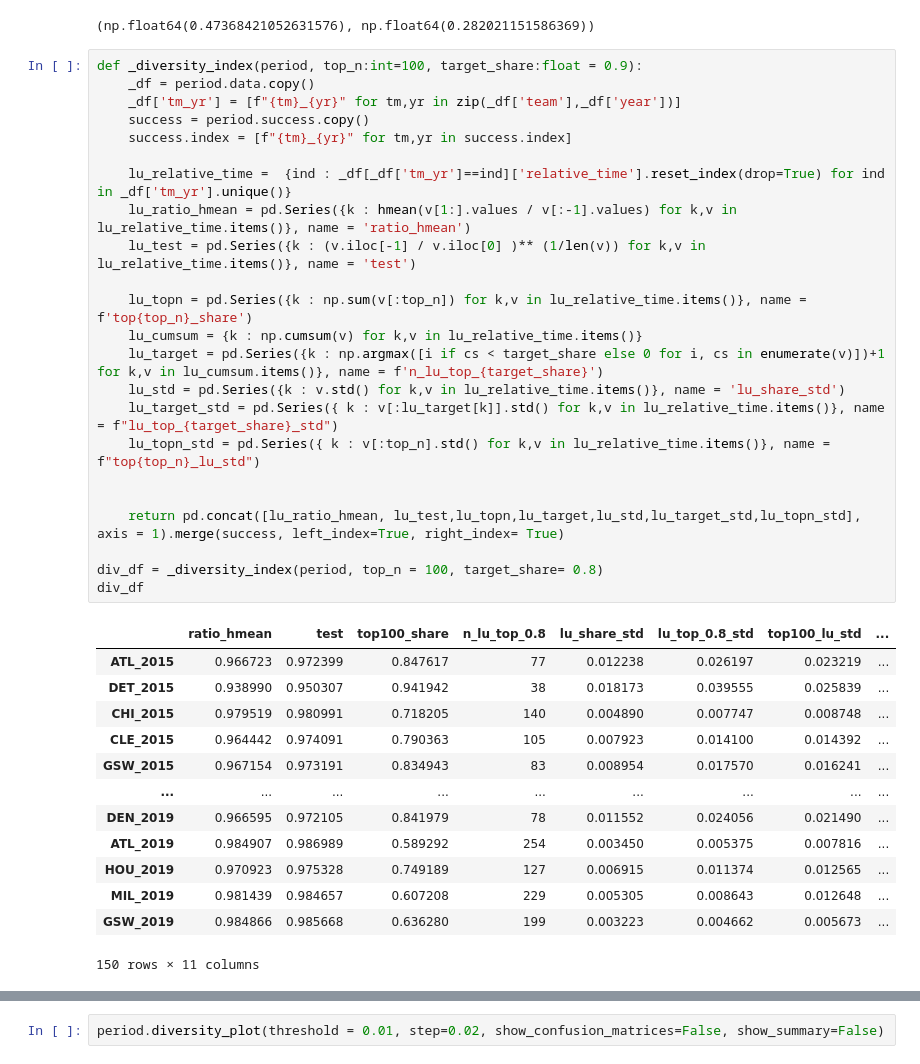
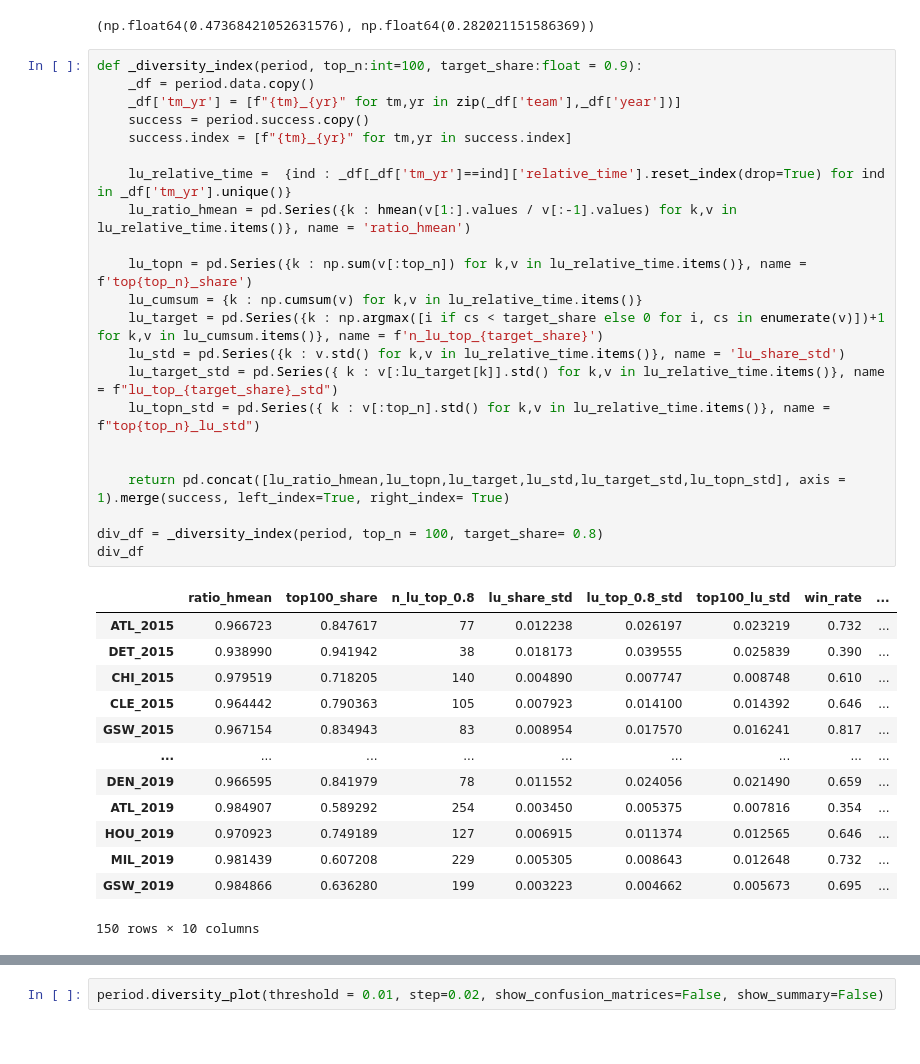
Before and after one commit to arnaud-odet/Roster_Building, a Jupyter notebook: notebooks/pbp.ipynb, the cells around one changed output, grey strips where cells are left out. Drawn from its saved outputs; the diff is of its cells as text.

```diff
--- a/notebooks/pbp.ipynb
+++ b/notebooks/pbp.ipynb
@@ -318,40 +320,39 @@ hmean(a[1:] / a[:-1]), hmean(b[1:] / b[:-1])
 # %%
 def _diversity_index(period, top_n:int=100, target_share:float = 0.9):
     _df = period.data.copy()
     _df['tm_yr'] = [f"{tm}_{yr}" for tm,yr in zip(_df['team'],_df['year'])]
     success = period.success.copy()
     success.index = [f"{tm}_{yr}" for tm,yr in success.index]
 
     lu_relative_time =  {ind : _df[_df['tm_yr']==ind]['relative_time'].reset_index(drop=True) for ind in _df['tm_yr'].unique()}
     lu_ratio_hmean = pd.Series({k : hmean(v[1:].values / v[:-1].values) for k,v in lu_relative_time.items()}, name = 'ratio_hmean')
-    lu_test = pd.Series({k : (v.iloc[-1] / v.iloc[0] )** (1/len(v)) for k,v in lu_relative_time.items()}, name = 'test')
 
     lu_topn = pd.Series({k : np.sum(v[:top_n]) for k,v in lu_relative_time.items()}, name = f'top{top_n}_share')
     lu_cumsum = {k : np.cumsum(v) for k,v in lu_relative_time.items()}
     lu_target = pd.Series({k : np.argmax([i if cs < target_share else 0 for i, cs in enumerate(v)])+1 for k,v in lu_cumsum.items()}, name = f'n_lu_top_{target_share}')
     lu_std = pd.Series({k : v.std() for k,v in lu_relative_time.items()}, name = 'lu_share_std')
     lu_target_std = pd.Series({ k : v[:lu_target[k]].std() for k,v in lu_relative_time.items()}, name = f"lu_top_{target_share}_std")
     lu_topn_std = pd.Series({ k : v[:top_n].std() for k,v in lu_relative_time.items()}, name = f"top{top_n}_lu_std")
 
 
-    return pd.concat([lu_ratio_hmean, lu_test,lu_topn,lu_target,lu_std,lu_target_std,lu_topn_std], axis = 1).merge(success, left_index=True, right_index= True)
+    return pd.concat([lu_ratio_hmean,lu_topn,lu_target,lu_std,lu_target_std,lu_topn_std], axis = 1).merge(success, left_index=True, right_index= True)
 
 div_df = _diversity_index(period, top_n = 100, target_share= 0.8)
 div_df
 # %% [output]
-|  | ratio_hmean | test | top100_share | n_lu_top_0.8 | lu_share_std | lu_top_0.8_std | top100_lu_std | ... |
-| ATL_2015 | 0.966723 | 0.972399 | 0.847617 | 77 | 0.012238 | 0.026197 | 0.023219 | ... |
-| DET_2015 | 0.938990 | 0.950307 | 0.941942 | 38 | 0.018173 | 0.039555 | 0.025839 | ... |
-| CHI_2015 | 0.979519 | 0.980991 | 0.718205 | 140 | 0.004890 | 0.007747 | 0.008748 | ... |
-| CLE_2015 | 0.964442 | 0.974091 | 0.790363 | 105 | 0.007923 | 0.014100 | 0.014392 | ... |
-| GSW_2015 | 0.967154 | 0.973191 | 0.834943 | 83 | 0.008954 | 0.017570 | 0.016241 | ... |
+|  | ratio_hmean | top100_share | n_lu_top_0.8 | lu_share_std | lu_top_0.8_std | top100_lu_std | win_rate | ... |
+| ATL_2015 | 0.966723 | 0.847617 | 77 | 0.012238 | 0.026197 | 0.023219 | 0.732 | ... |
+| DET_2015 | 0.938990 | 0.941942 | 38 | 0.018173 | 0.039555 | 0.025839 | 0.390 | ... |
+| CHI_2015 | 0.979519 | 0.718205 | 140 | 0.004890 | 0.007747 | 0.008748 | 0.610 | ... |
+| CLE_2015 | 0.964442 | 0.790363 | 105 | 0.007923 | 0.014100 | 0.014392 | 0.646 | ... |
+| GSW_2015 | 0.967154 | 0.834943 | 83 | 0.008954 | 0.017570 | 0.016241 | 0.817 | ... |
 | ... | ... | ... | ... | ... | ... | ... | ... | ... |
-| DEN_2019 | 0.966595 | 0.972105 | 0.841979 | 78 | 0.011552 | 0.024056 | 0.021490 | ... |
-| ATL_2019 | 0.984907 | 0.986989 | 0.589292 | 254 | 0.003450 | 0.005375 | 0.007816 | ... |
-| HOU_2019 | 0.970923 | 0.975328 | 0.749189 | 127 | 0.006915 | 0.011374 | 0.012565 | ... |
-| MIL_2019 | 0.981439 | 0.984657 | 0.607208 | 229 | 0.005305 | 0.008643 | 0.012648 | ... |
-| GSW_2019 | 0.984866 | 0.985668 | 0.636280 | 199 | 0.003223 | 0.004662 | 0.005673 | ... |
+| DEN_2019 | 0.966595 | 0.841979 | 78 | 0.011552 | 0.024056 | 0.021490 | 0.659 | ... |
+| ATL_2019 | 0.984907 | 0.589292 | 254 | 0.003450 | 0.005375 | 0.007816 | 0.354 | ... |
+| HOU_2019 | 0.970923 | 0.749189 | 127 | 0.006915 | 0.011374 | 0.012565 | 0.646 | ... |
+| MIL_2019 | 0.981439 | 0.607208 | 229 | 0.005305 | 0.008643 | 0.012648 | 0.732 | ... |
+| GSW_2019 | 0.984866 | 0.636280 | 199 | 0.003223 | 0.004662 | 0.005673 | 0.695 | ... |
-150 rows × 11 columns
+150 rows × 10 columns
 # %%
 div_df = _diversity_index(period, top_n = 100, target_share= 0.9)
 
```
Also changed, not shown: parts of 13 cells of this notebook.
